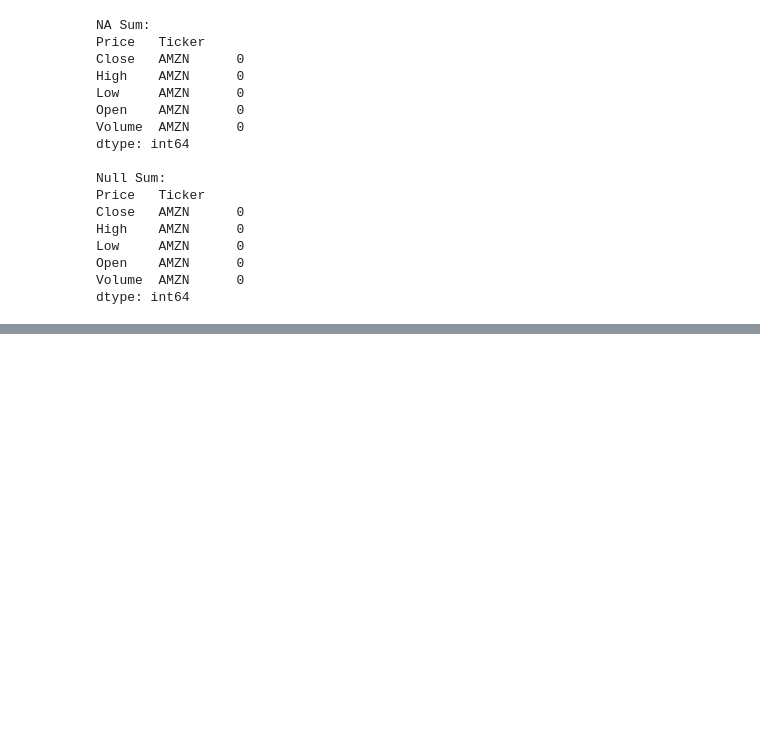
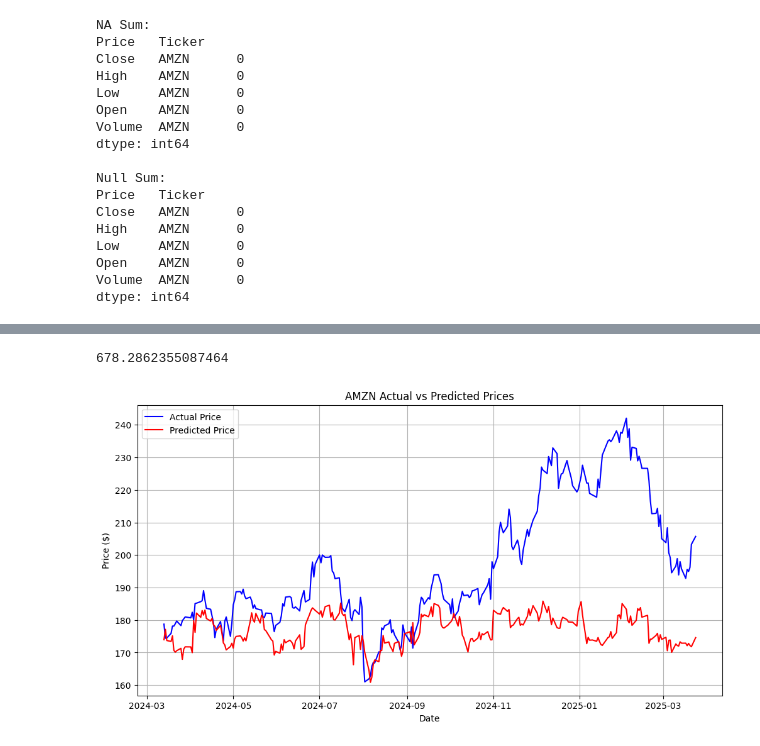
Before and after one commit to OAillon/Stock-Price-Prediction, a Jupyter notebook: jupyter_notebooks/XGBoost.ipynb, the cells around one changed output, grey strips where cells are left out. Cells and saved outputs as stored; diff of their text form; code cells hidden in the pictures; blank space fills up the shorter version.

Commit message:
Graphed Initial results for XGBoost

```diff
--- a/jupyter_notebooks/XGBoost.ipynb
+++ b/jupyter_notebooks/XGBoost.ipynb
@@ -45,0 +73,3 @@ dtype: int64
+# %%
+amzn.dropna(inplace = True)
+amzn.head()
@@ -45,0 +85,17 @@ dtype: int64
+# %%
+split_value = 0.8
+split_index = int(split_value * len(amzn))
+features = ['Close', 'SMA_5', 'EMA_5', 'MACD', 'Return', 'Volatility_5']
+
+
+X_train = amzn[features].iloc[:split_index]
+y_train = amzn['Target'].iloc[:split_index]
+
+X_test = amzn[features].iloc[split_index:]
+y_test = amzn['Target'].iloc[split_index:]
+# %%
+# from sklearn.linear_model import LinearRegression
+# model = LinearRegression()
+
+model = XGBRegressor(random_state = 1000, n_estimators = 1000, max_depth = 5, learning_rate=0.3)
+model.fit(X_train, y_train)
@@ -45,0 +114,21 @@ dtype: int64
+# %%
+y_pred = model.predict(X_test)
+mse = mean_squared_error(y_test, y_pred)
+r2 = r2_score(y_test, y_pred)
+print(mse)
+# %% [output]
+678.2862355087464
+# %%
+# Plotting the predictions
+
+plt.figure(figsize=(12,6))
+plt.plot(y_test.index, y_test, label = "Actual Price", color = "blue")
+plt.plot(y_test.index, y_pred, label = "Predicted Price", color = "red")
+plt.title(f"{ticker} Actual vs Predicted Prices")
+plt.xlabel("Date")
+plt.ylabel("Price ($)")
+plt.legend()
+plt.grid(True)
+plt.show()
+# %% [output]
+[figure, added]
```
Also changed, not shown: parts of 7 cells of this notebook.
